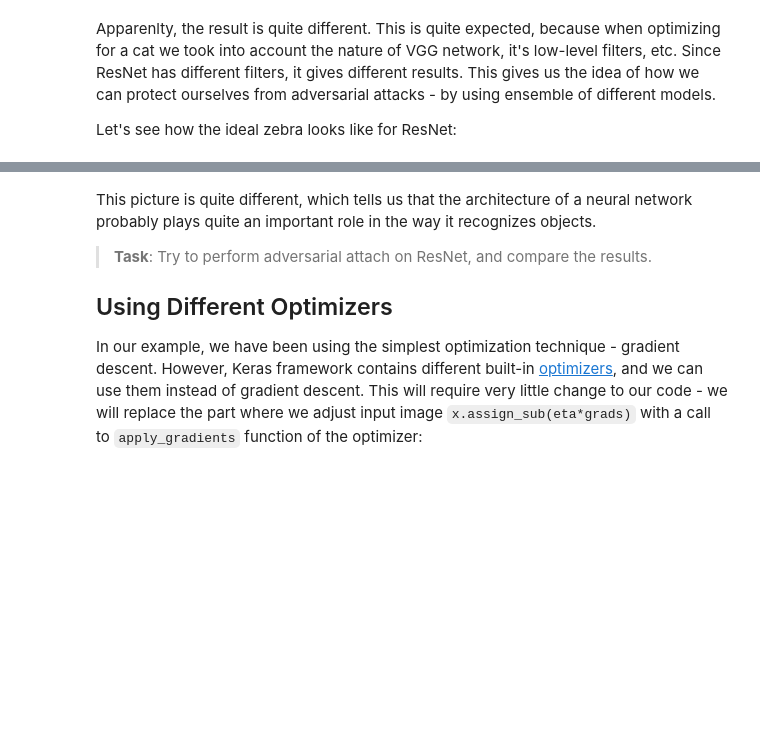
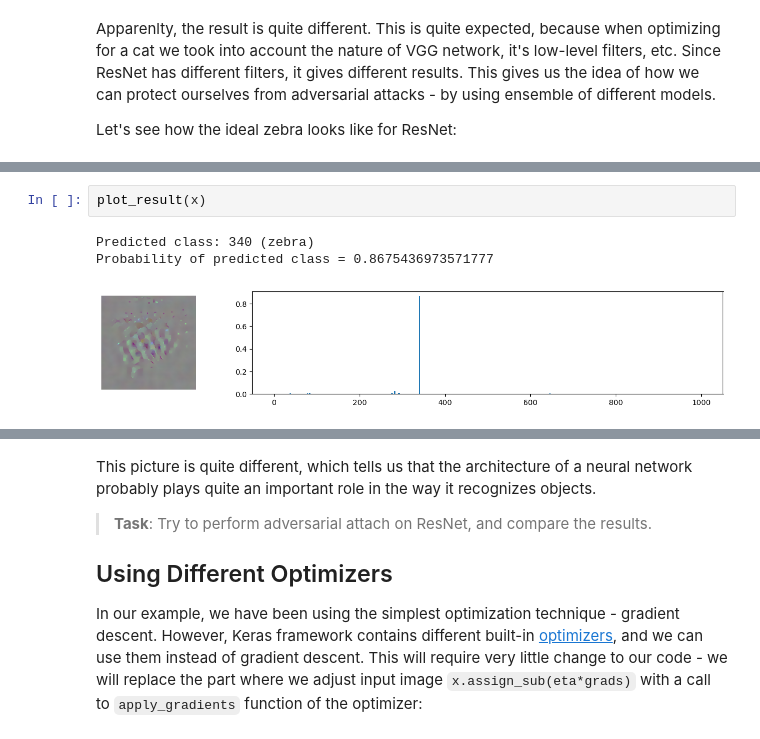
Before and after one commit to sunny-cq-wang/AI-For-Beginners, a Jupyter notebook: lessons/4-ComputerVision/08-TransferLearning/AdversarialCat_TF.ipynb, the cells around one changed output, grey strips where cells are left out. Drawn from its saved outputs; the diff is of its cells as text; blank space fills up the shorter version.

```diff
--- a/lessons/4-ComputerVision/08-TransferLearning/AdversarialCat_TF.ipynb
+++ b/lessons/4-ComputerVision/08-TransferLearning/AdversarialCat_TF.ipynb
@@ -200,0 +204,6 @@ Epoch: 450, loss: [46.166]
+# %%
+plot_result(x)
+# %% [output]
+Predicted class: 340 (zebra)
+Probability of predicted class = 0.8675436973571777
+[figure, added]
```
Also changed, not shown: parts of 8 cells of this notebook, 1 other file.
